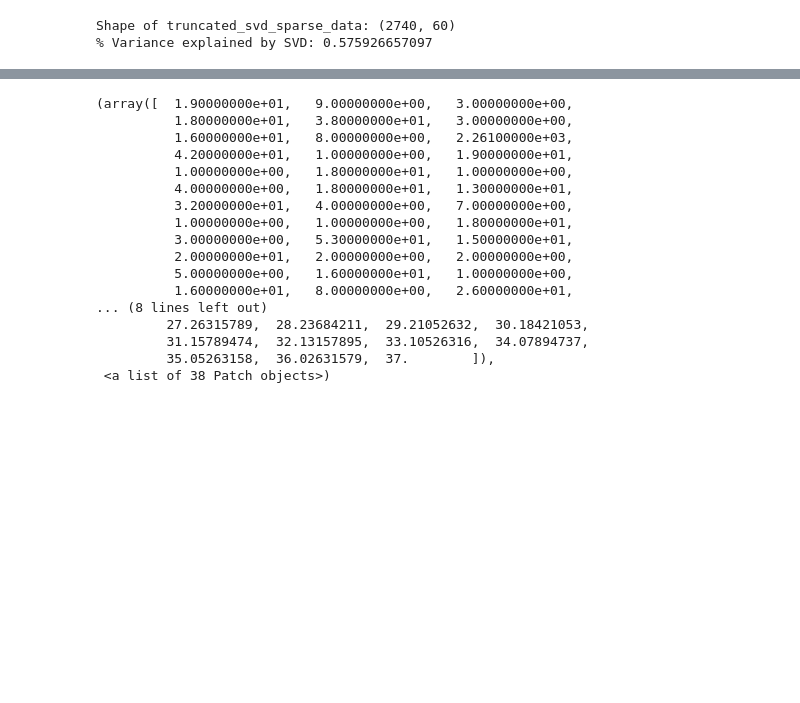
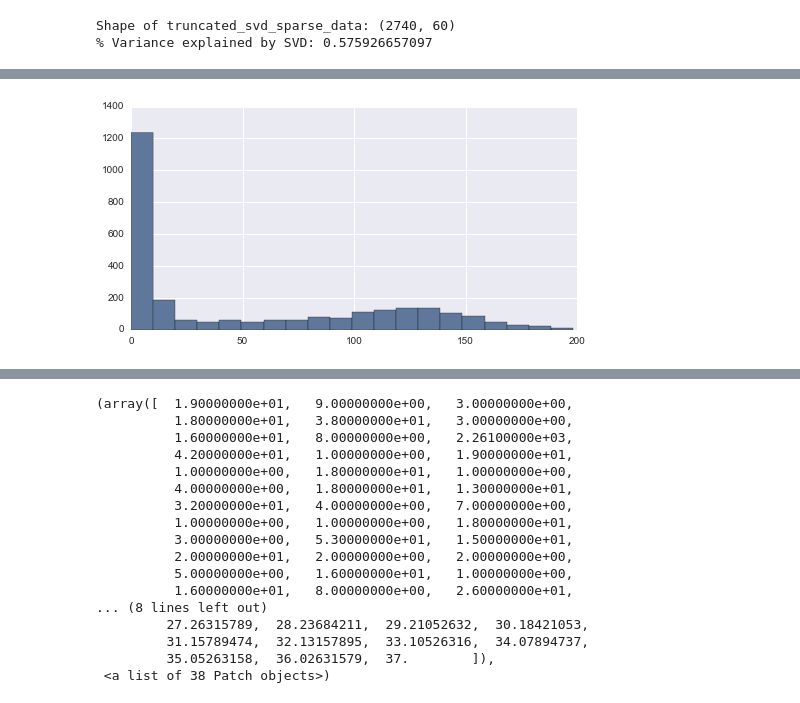
Before and after one commit to mzw4/jyupitertime, a Jupyter notebook: comp1/CS 5786 Comp 1 - NWP-.ipynb, the cells around one changed output, grey strips where cells are left out. Saved outputs shown, nothing was run; the diff lists cells and outputs as text; code cells hidden in the pictures; blank space fills up the shorter version.

```diff
--- a/comp1/CS 5786 Comp 1 - NWP-.ipynb
+++ b/comp1/CS 5786 Comp 1 - NWP-.ipynb
@@ -202,5 +202,5 @@ Shape of truncated_svd_sparse_data: (2740, 60)
 % Variance explained by SVD: 0.575926657097
 # %%
 #load centroids (cluster#, idx)
-centroid_idxs = np.loadtxt(open("cluster_train.csv","rb"),delimiter=",",skiprows=0)
+centroid_idxs = np.loadtxt(open("cluster_train.csv","rb"),delimiter=",",skiprows=0, dtype=int)
 centroids = np.array([ tfidf_matrix_lsa[idx] for _,idx in centroid_idxs])
@@ -213,3 +220,17 @@ classifications = km.predict(tfidf_matrix_lsa)
 cluster_alloc = collections.defaultdict(int)
 for classification in classifications:
     cluster_alloc[classification] += 1
+# %%
+speech_row_sums = {i: len(sparse_where(speech_graph, i)) for i in range(NUM_SPEECHES)}
+# %%
+# Create affinity matrix.
+speech_graph_copy = speech_graph.copy()
+print 'Creating affinity matrix.'
+for row in range(NUM_SPEECHES):
+    row_indices = sparse_where(speech_graph, row)
+    for index in row_indices:
+        if abs(speech_row_sums[index] - speech_row_sums[row]) > 50.8851648322 :
+            speech_graph_copy[row, index] = 0.0
+    if row % 150 == 0:
+        print row * 100.0 / NUM_SPEECHES, '%'
+print 'Done'
@@ -215,0 +263,17 @@ for classification in classifications:
+# %%
+#plot_cluster_differences()
+def plot_differences_overall(data, sym):
+    sum_list = []
+    for row_idx in range (2740):
+        distances = 0
+        row_indices = sparse_where(speech_graph_copy, row_idx)
+        for i in row_indices:
+            sim = cosine_similarity(data[row_idx],data[i])
+            if sim >= sym:
+                distances += 1
+        sum_list.append(distances)
+    plt.hist(sum_list,bins=20)
+# %%
+plot_differences_overall(tfidf_matrix_lsa, .7)
+# %% [output]
+[figure, added]
```
Also changed, not shown: parts of 12 cells of this notebook.
